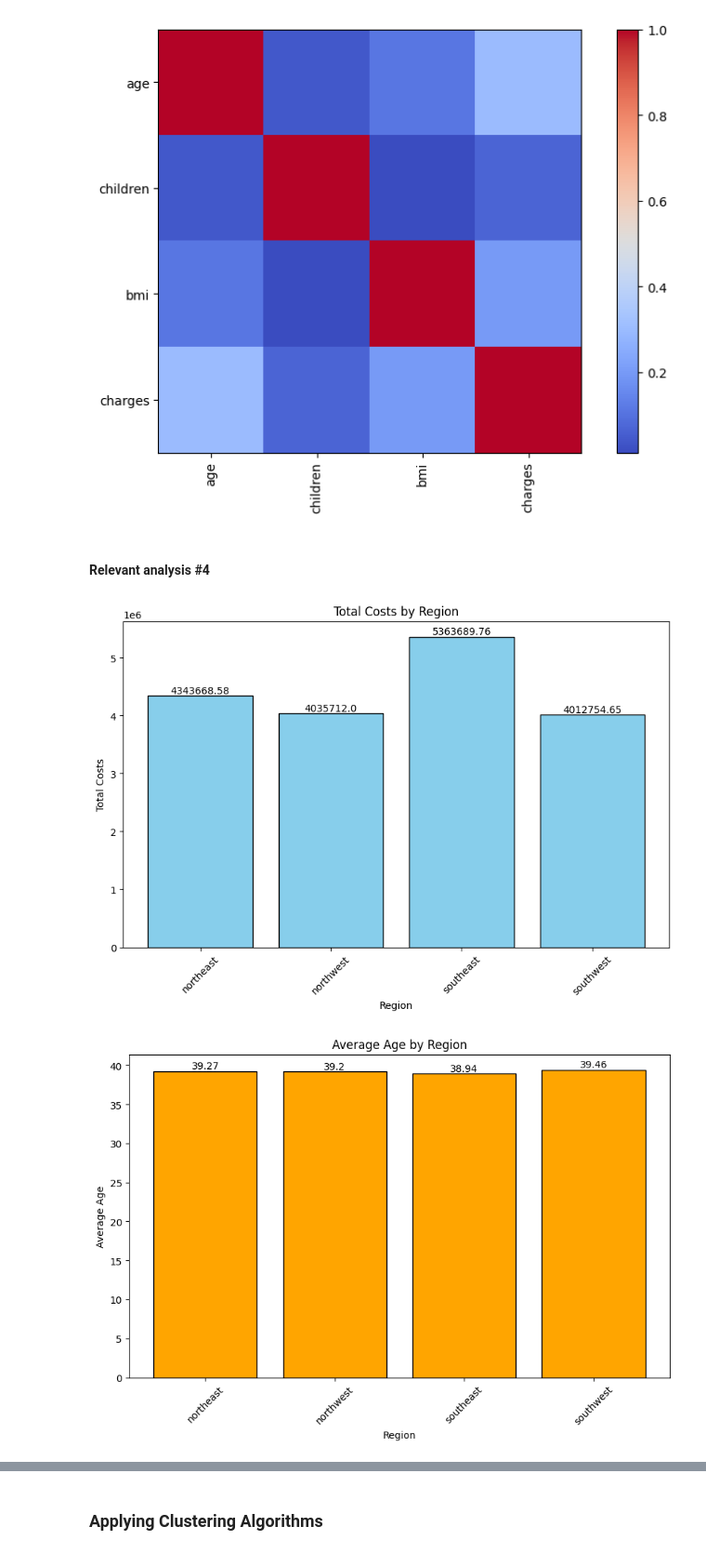
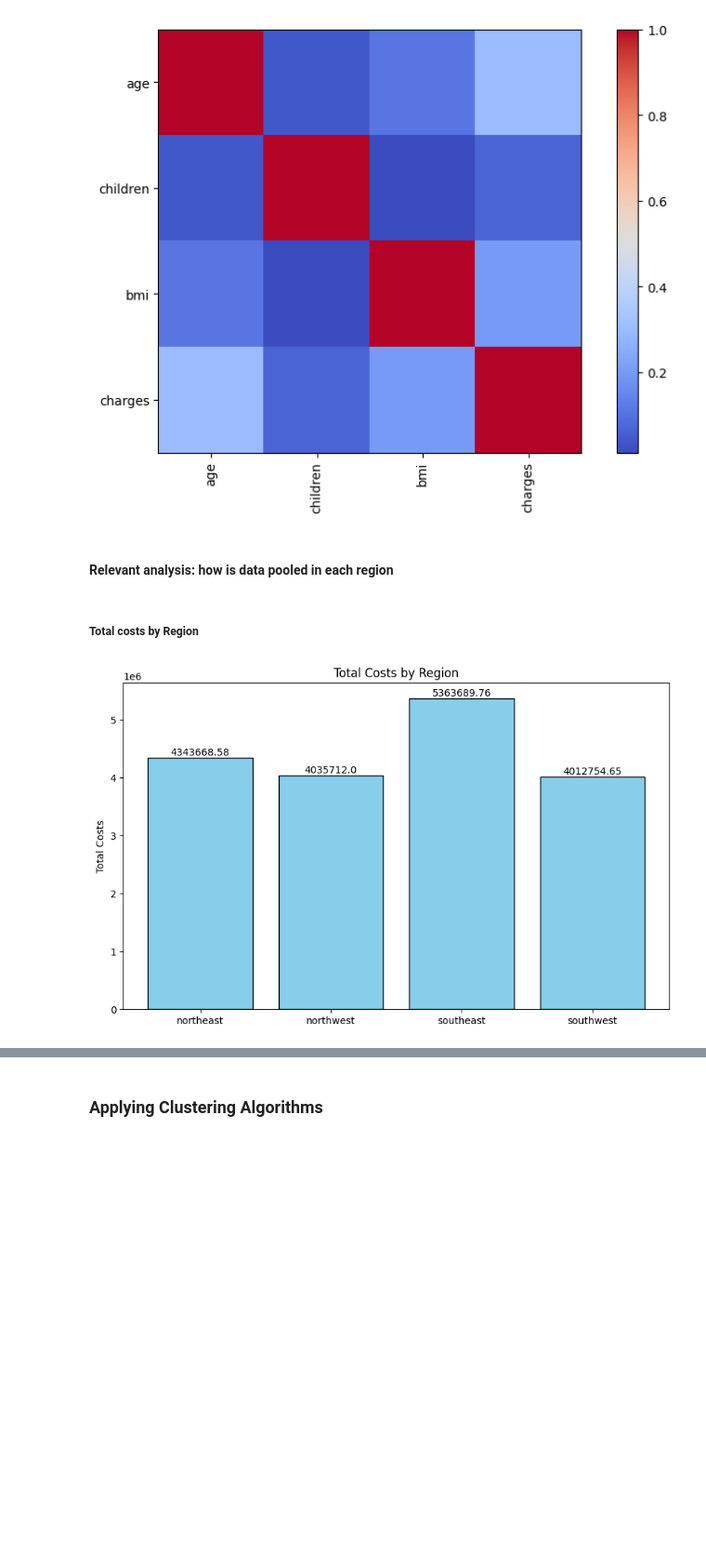
Before and after one commit to 911AstalusAdrian/MS2-PT, a Jupyter notebook: A3/clustering_notebook.ipynb, the cells around one changed output, grey strips where cells are left out. Shown at 93% size. Drawn from its saved outputs; the diff is of its cells as text; code cells hidden in the pictures; blank space fills up the shorter version.

Commit message:
Cluster analysis

```diff
--- a/A3/clustering_notebook.ipynb
+++ b/A3/clustering_notebook.ipynb
@@ -80,54 +80,22 @@ plt.yticks(range(len(correlation_matrix)), correlation_matrix.columns)
 plt.show()
 # %% [output]
 [figure]
-# %% [markdown]
-#### Relevant analysis #4
+# %% [markdown]
+#### Relevant analysis: how is data pooled in each region
+# %% [markdown]
+##### Total costs by Region
 # %%
 total_costs_by_region = df.groupby('region')['charges'].sum().reset_index()
-avg_age_by_region = df.groupby('region')['age'].mean().reset_index()
-avg_bmi_by_region = df.groupby('region')['bmi'].mean().reset_index()
-
 # Total costs by Region
 plt.figure(figsize=(10, 6))
 bars = plt.bar(total_costs_by_region['region'], total_costs_by_region['charges'], color='skyblue', edgecolor='black')
 plt.title('Total Costs by Region')
-plt.xlabel('Region')
 plt.ylabel('Total Costs')
-plt.xticks(rotation=45)
 
 for bar in bars:
     height = bar.get_height()
     plt.text(bar.get_x() + bar.get_width() / 2, height, round(height, 2), ha='center', va='bottom')
 
 plt.show()
-
-# Average age by Region
-plt.figure(figsize=(10, 6))
-bars = plt.bar(avg_age_by_region['region'], avg_age_by_region['age'], color='orange', edgecolor='black')
-plt.title('Average Age by Region')
-plt.xlabel('Region')
-plt.ylabel('Average Age')
-plt.xticks(rotation=45)
-
-for bar in bars:
-    height = bar.get_height()
-    plt.text(bar.get_x() + bar.get_width() / 2, height, round(height, 2), ha='center', va='bottom')
-
-plt.show()
-
-# Average BMI by Region
-plt.figure(figsize=(10, 6))
-bars = plt.bar(avg_bmi_by_region['region'], avg_bmi_by_region['bmi'], color='green', edgecolor='black')
-plt.title('Average BMI by Region')
-plt.xlabel('Region')
-plt.ylabel('Average BMI')
-plt.xticks(rotation=45)
-
-for bar in bars:
-    height = bar.get_height()
-    plt.text(bar.get_x() + bar.get_width() / 2, height, round(height, 2), ha='center', va='bottom')
-
-plt.show()
 # %% [output]
-[figure, old version]
+[figure, new version]
-[figure, removed]
```
Also changed, not shown: parts of 17 cells of this notebook.
